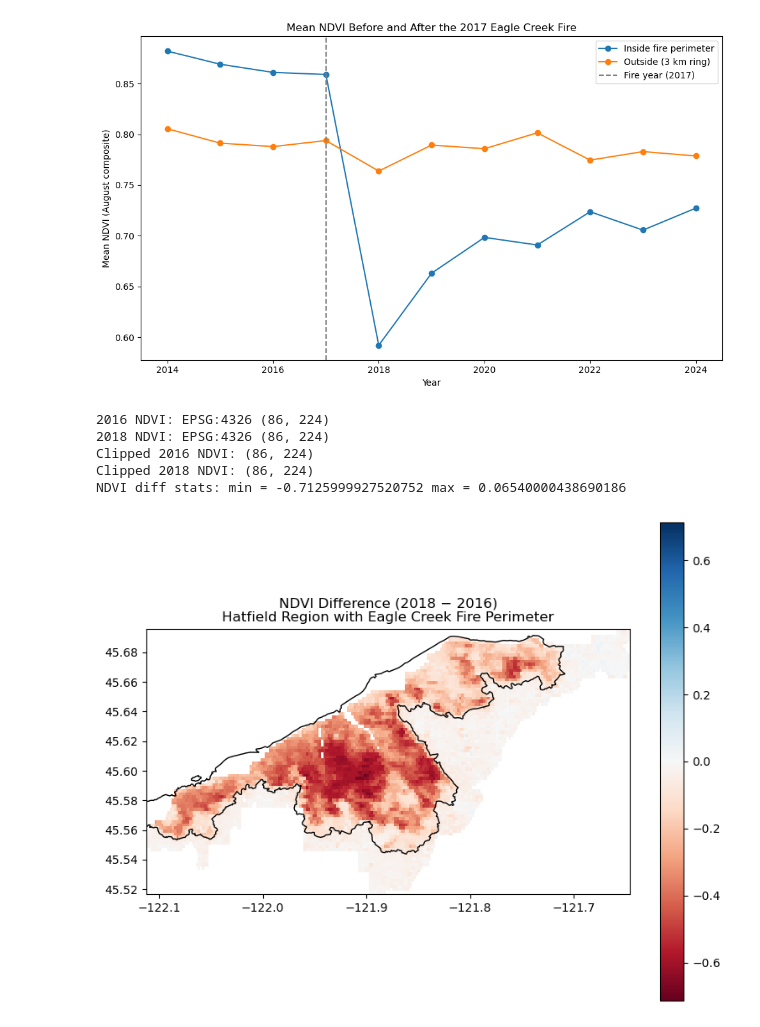
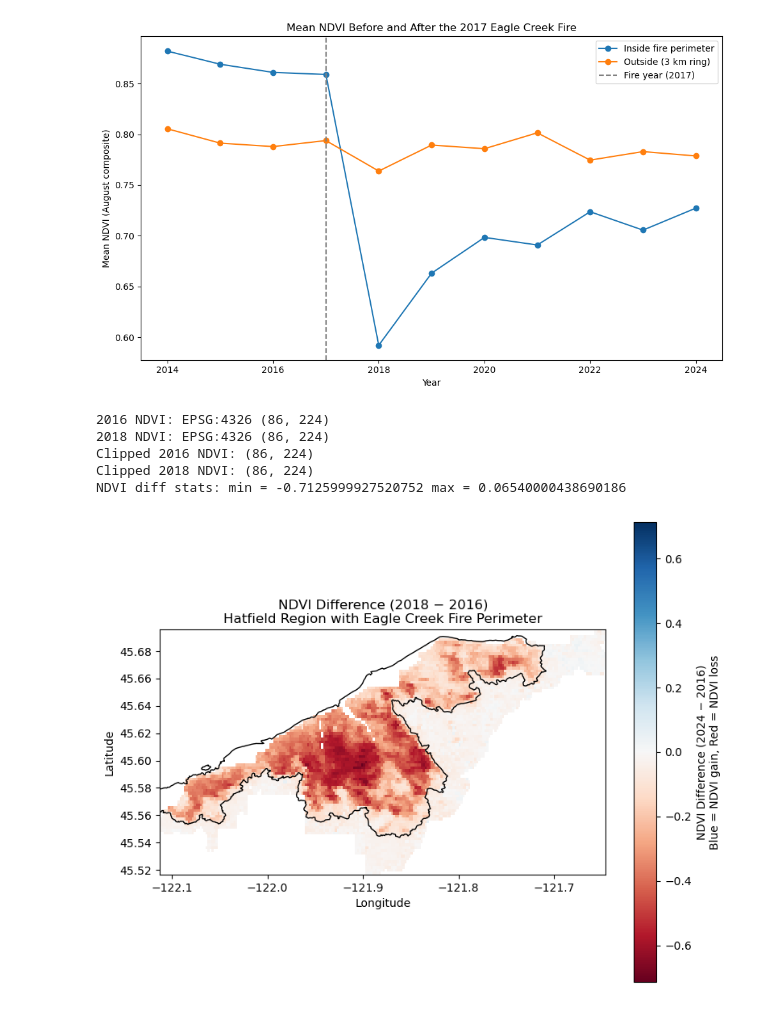
Before and after one commit to earthlab-education/04-vegetation-tkbravo, a Jupyter notebook: notebooks/fire.ipynb, the cells around one changed output. Saved outputs shown, nothing was run; the diff lists cells and outputs as text; code cells hidden in the pictures.

```diff
--- a/notebooks/fire.ipynb
+++ b/notebooks/fire.ipynb
@@ -434,36 +434,41 @@ print(
     "max =", float(np.nanmax(ndvi_diff.values))
 )
 
 # Symmetric color limits around 0 so gains/losses are visually balanced
 max_abs = float(np.nanmax(np.abs(ndvi_diff.values)))
 vlim = max_abs if max_abs > 0 else 0.5  # fallback if weird
 
 fig, ax = plt.subplots(figsize=(8, 6))
 
 im = ndvi_diff.plot(
     ax=ax,
     cmap="RdBu",      # blue = loss, red = gain
     vmin=-vlim,
     vmax=vlim,
     add_colorbar=True
 )
 
 # Overlay fire perimeter
 fire_ndvi = fire_gdf.to_crs(ndvi_2016.rio.crs)
 fire_ndvi.boundary.plot(ax=ax, edgecolor="black", linewidth=1)
 
 ax.set_title("NDVI Difference (2018 − 2016)\nHatfield Region with Eagle Creek Fire Perimeter")
-ax.set_xlabel("")
-ax.set_ylabel("")
+ax.set_xlabel("Longitude")
+ax.set_ylabel("Latitude")
+
+# Colorbar label
+cbar = im.colorbar
+cbar.set_label("NDVI Difference (2024 − 2016)\nBlue = NDVI gain, Red = NDVI loss")
+
 plt.tight_layout()
 plt.show()
 # %% [output]
 2016 NDVI: EPSG:4326 (86, 224)
 2018 NDVI: EPSG:4326 (86, 224)
 Clipped 2016 NDVI: (86, 224)
 Clipped 2018 NDVI: (86, 224)
 NDVI diff stats: min = -0.7125999927520752 max = 0.06540000438690186
-[figure, old version]
+[figure, new version]
 # %%
 # 2024 - 2016  How much has the area recovered (seven years later)
 
```
Also changed, not shown: parts of 1 cell of this notebook.
